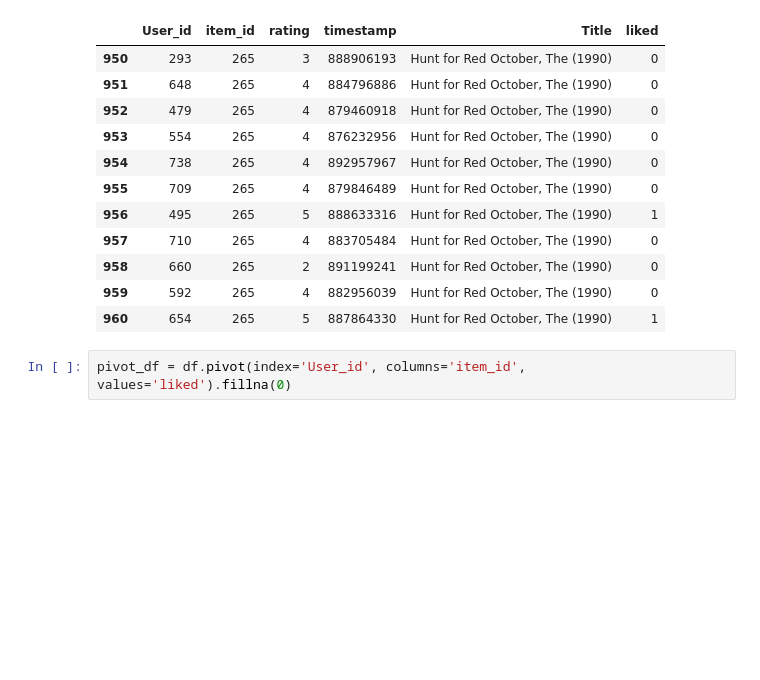
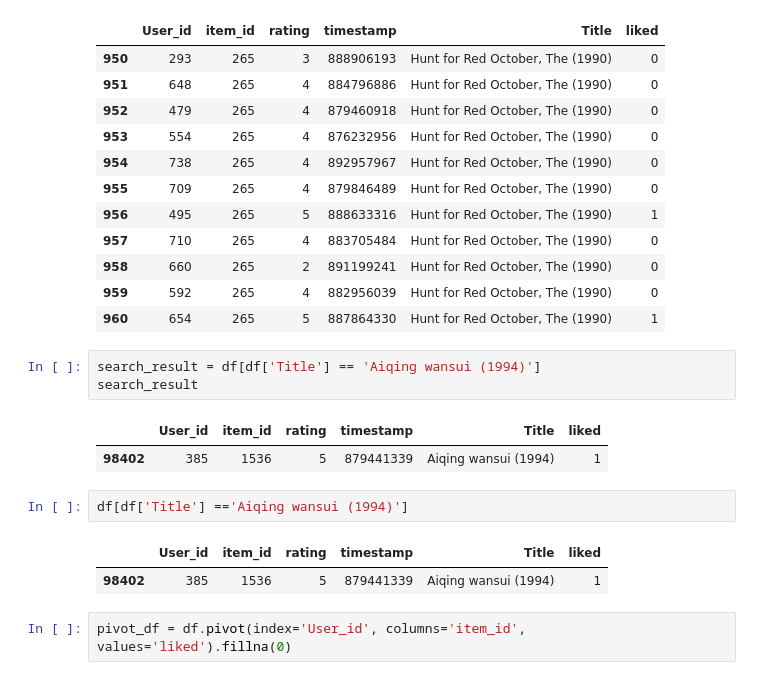
Before and after one commit to AndrewBoyne/my_qa_repo, a Jupyter notebook: Week 8/Movies date frame after filtering 1159.ipynb, the cells around one changed output. Cells and saved outputs as stored; diff of their text form; blank space fills up the shorter version.

```diff
--- a/Week 8/Movies date frame after filtering 1159.ipynb
+++ b/Week 8/Movies date frame after filtering 1159.ipynb
@@ -176,6 +176,17 @@ df.loc[950:960]
 | 958 | 660 | 265 | 2 | 891199241 | Hunt for Red October, The (1990) | 0 |
 | 959 | 592 | 265 | 4 | 882956039 | Hunt for Red October, The (1990) | 0 |
 | 960 | 654 | 265 | 5 | 887864330 | Hunt for Red October, The (1990) | 1 |
+# %%
+search_result = df[df['Title'] == 'Aiqing wansui (1994)']
+search_result
+# %% [output]
+|  | User_id | item_id | rating | timestamp | Title | liked |
+| 98402 | 385 | 1536 | 5 | 879441339 | Aiqing wansui (1994) | 1 |
+# %%
+df[df['Title'] =='Aiqing wansui (1994)']
+# %% [output]
+|  | User_id | item_id | rating | timestamp | Title | liked |
+| 98402 | 385 | 1536 | 5 | 879441339 | Aiqing wansui (1994) | 1 |
 # %%
 pivot_df = df.pivot(index='User_id', columns='item_id', values='liked').fillna(0)
 # %%
```
Also changed, not shown: parts of 1 cell of this notebook, 1 other file.
